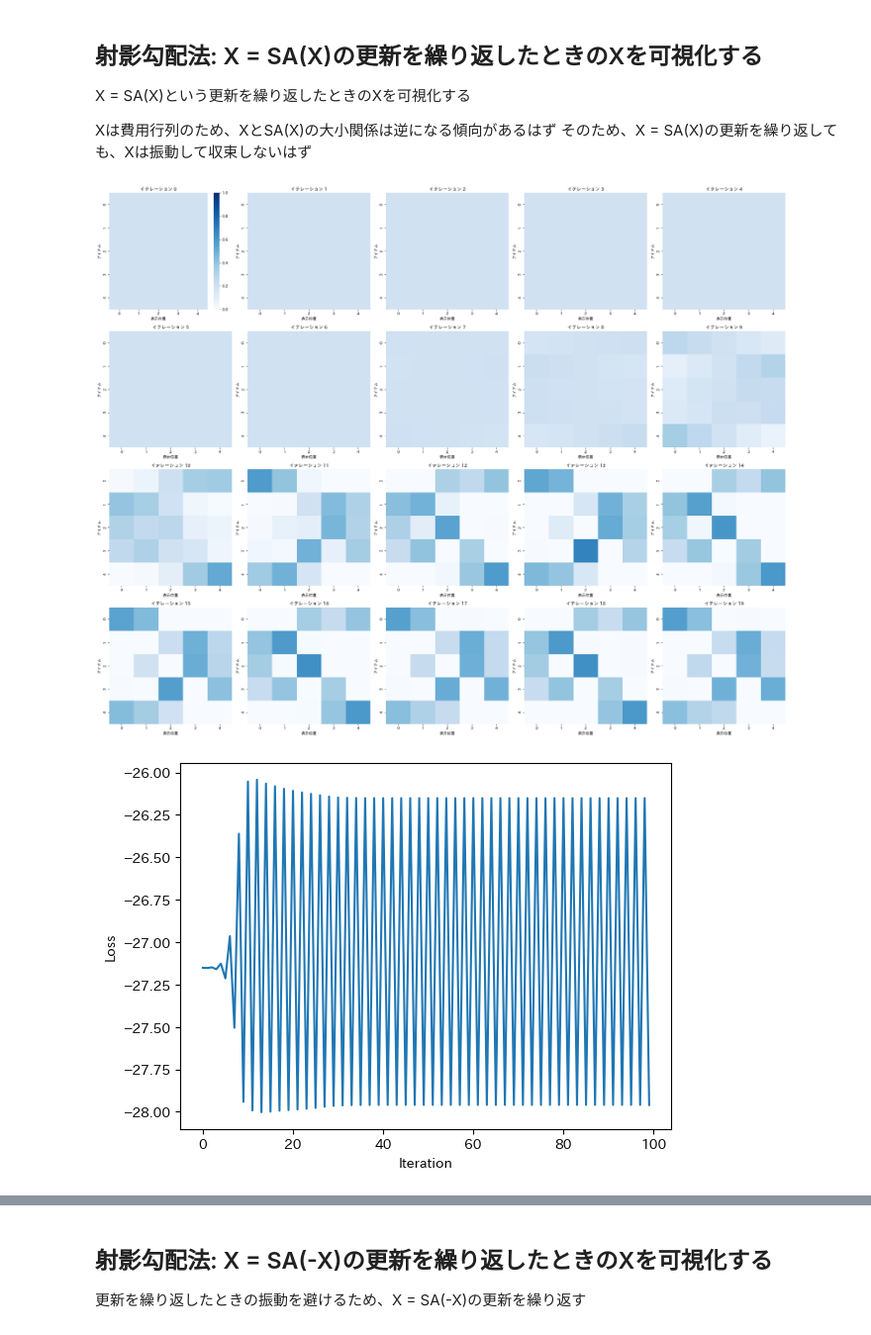
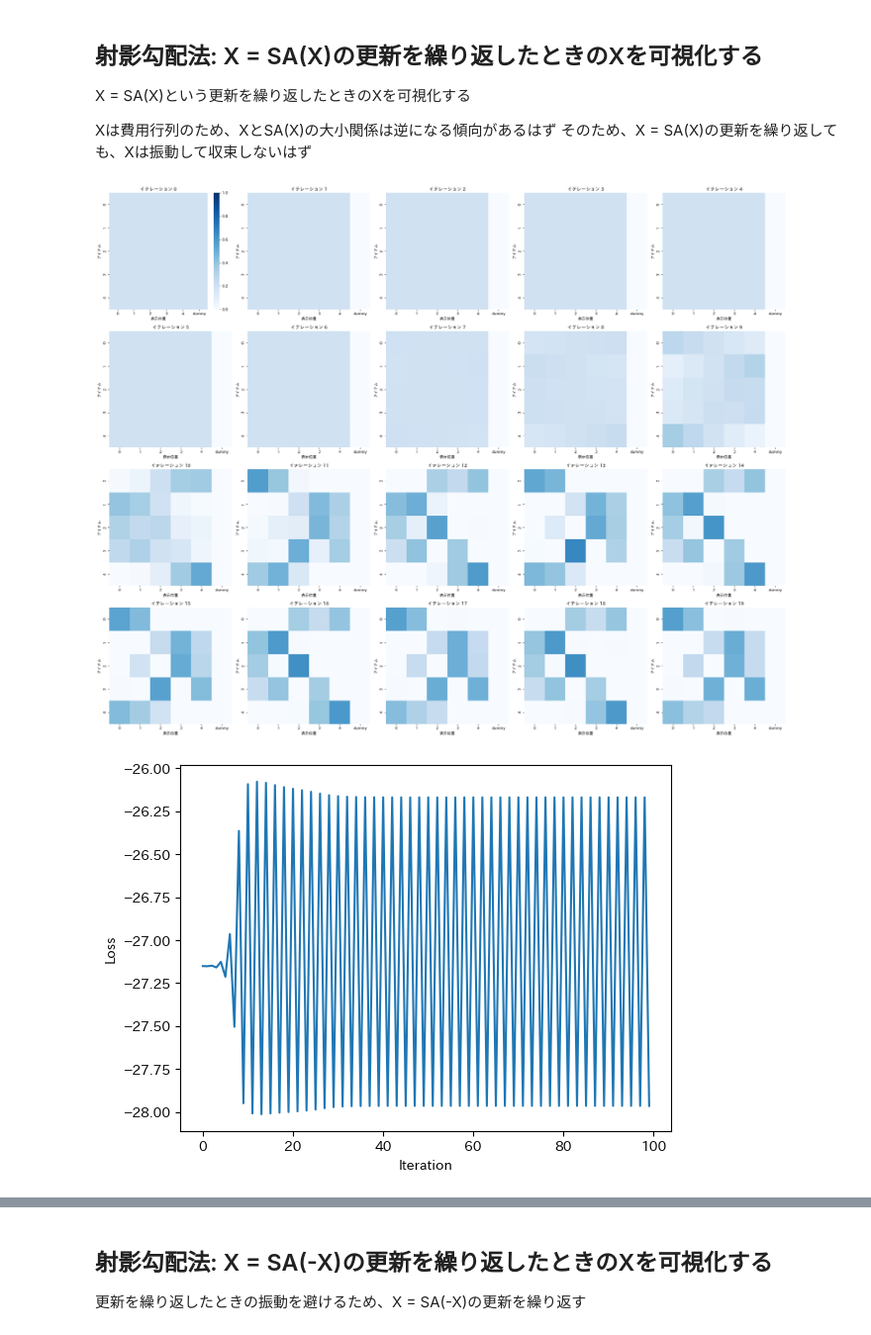
Before and after one commit to tubo213/nsw-with-optimal-transport, a Jupyter notebook: notebook/visualize_ot_nsw_history.ipynb, the cells around one changed output, grey strips where cells are left out. Shown at 99% size. Drawn from its saved outputs; the diff is of its cells as text; code cells hidden in the pictures.

```diff
--- a/notebook/visualize_ot_nsw_history.ipynb
+++ b/notebook/visualize_ot_nsw_history.ipynb
@@ -58,29 +63,29 @@ Xは費用行列のため、XとSA(X)の大小関係は逆になる傾向があ
 そのため、X = SA(X)の更新を繰り返しても、Xは振動して収束しないはず
 # %%
 high = np.ones(n_doc)
-pi_pg_ot_nsw, history_pg_ot_nsw = compute_pi_pgd_nsw(
+pi_pgd_ot_nsw, history_pgd_ot_nsw = compute_pi_pgd_nsw(
     rel_mat_true,
     expo,
     high,
     alpha=0,
     apply_negative_to_X_bf_sa=False,
     eps=0.05,
     max_iter=100,
     lr=0.5,
-    ot_n_iter=10,
+    ot_n_iter=20,
     tol=0.01,
     device="cuda",
     use_amp=False,
     pi_stock_size=20,
 )
 
 # 結果を可視化
-history_pg_ot_nsw.plot_pi_by_iteration(plot_dummy=False)
-history_pg_ot_nsw.plot_loss_curve()
-history_pg_ot_nsw.plot_grad_norm_curve()
+history_pgd_ot_nsw.plot_pi_by_iteration(plot_dummy=True)
+history_pgd_ot_nsw.plot_loss_curve()
+history_pgd_ot_nsw.plot_grad_norm_curve()
 
 # piが制約条件を満たしているか確認
-validate_pi(pi_pg_ot_nsw)
+validate_pi(pi_pgd_ot_nsw)
 # %% [output]
-[figure, old version]
+[figure, new version]
-[figure, old version]
+[figure, new version]
```
Also changed, not shown: parts of 5 cells of this notebook.
